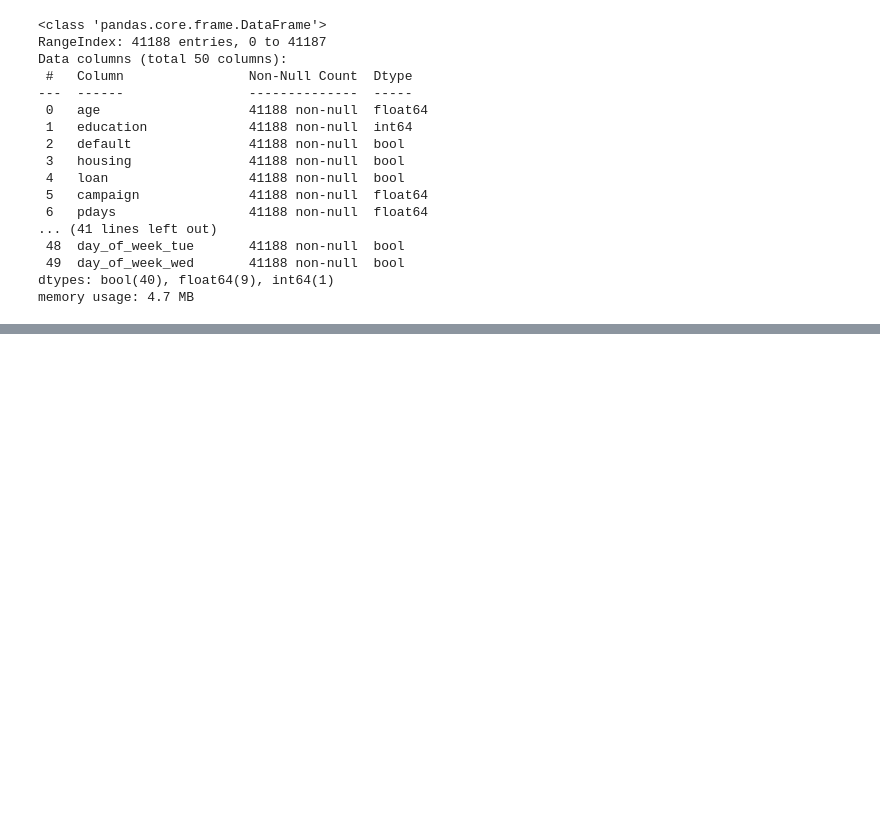
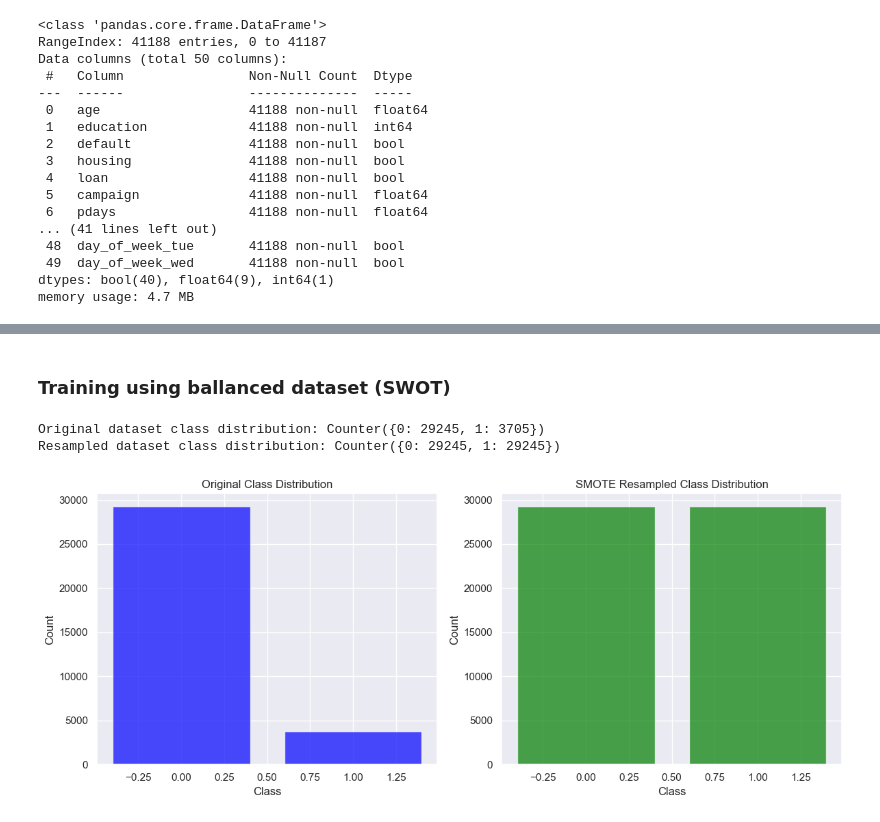
Before and after one commit to Aashiff2003/Predict-Term-Deposit-Subscription-, a Jupyter notebook: Predict Term Deposit Subscribtion -(additional).ipynb, the cells around one changed output, grey strips where cells are left out. Drawn from its saved outputs; the diff is of its cells as text; code cells hidden in the pictures; blank space fills up the shorter version.

```diff
--- a/Predict Term Deposit Subscribtion -(additional).ipynb
+++ b/Predict Term Deposit Subscribtion -(additional).ipynb
@@ -670,0 +624,36 @@ plt.show()
+# %% [markdown]
+### Training using ballanced dataset (SWOT)
+# %%
+from imblearn.over_sampling import SMOTE
+from collections import Counter
+original_distribution = Counter(y_train)
+print(f"Original dataset class distribution: {original_distribution}")
+
+# Step 2: Apply SMOTE
+smote = SMOTE(random_state=42)
+X_resampled, y_resampled = smote.fit_resample(X_train, y_train)
+resampled_distribution = Counter(y_resampled)
+print(f"Resampled dataset class distribution: {resampled_distribution}")
+
+# Step 3: Plot the original and new class distributions
+fig, ax = plt.subplots(1, 2, figsize=(12, 5))
+
+# Original distribution bar chart
+ax[0].bar(original_distribution.keys(), original_distribution.values(), color='blue', alpha=0.7)
+ax[0].set_title("Original Class Distribution")
+ax[0].set_xlabel("Class")
+ax[0].set_ylabel("Count")
+
+# Resampled distribution bar chart
+ax[1].bar(resampled_distribution.keys(), resampled_distribution.values(), color='green', alpha=0.7)
+ax[1].set_title("SMOTE Resampled Class Distribution")
+ax[1].set_xlabel("Class")
+ax[1].set_ylabel("Count")
+
+# Show the plots
+plt.tight_layout()
+plt.show()
+# %% [output]
+Original dataset class distribution: Counter({0: 29245, 1: 3705})
+Resampled dataset class distribution: Counter({0: 29245, 1: 29245})
+[figure, added]
```
Also changed, not shown: parts of 17 cells of this notebook, 1 other file.
